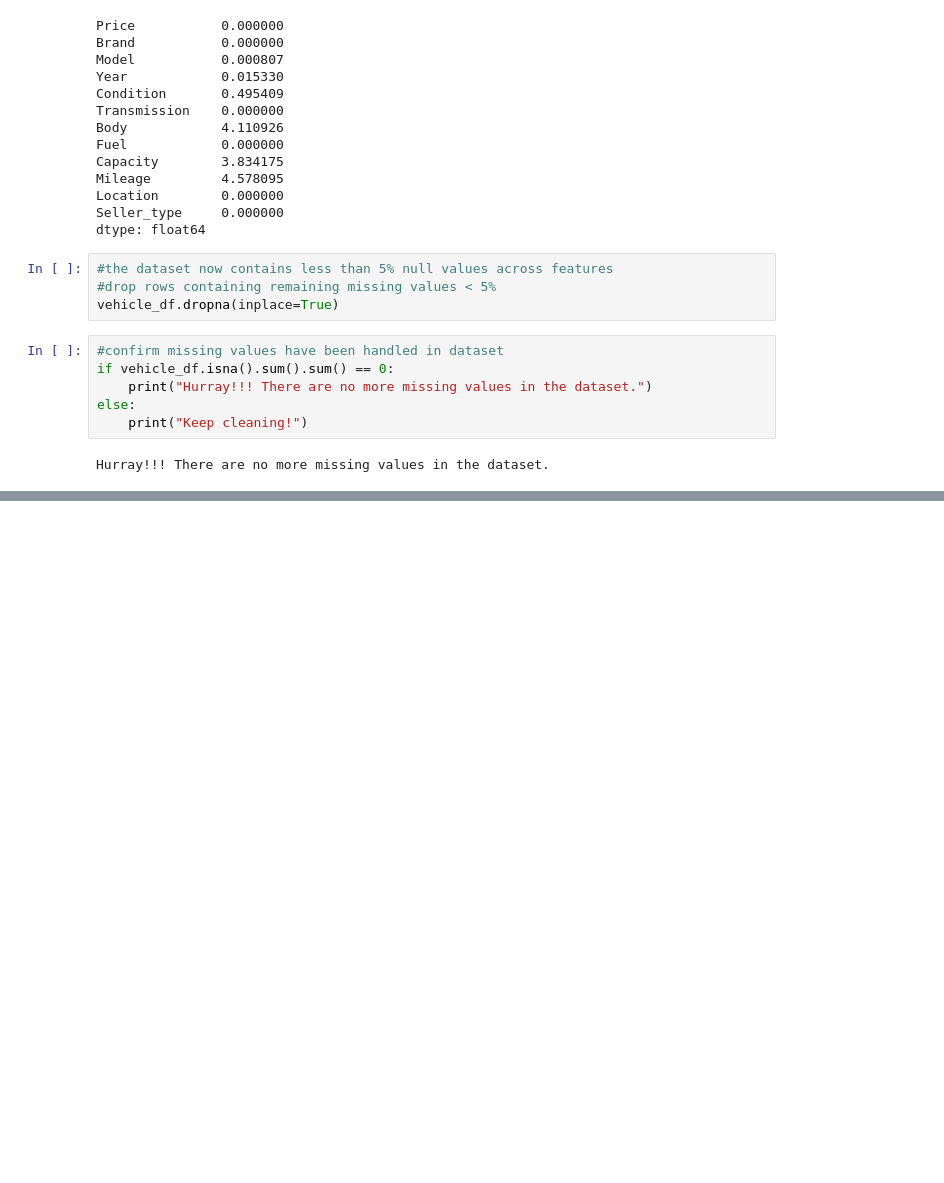
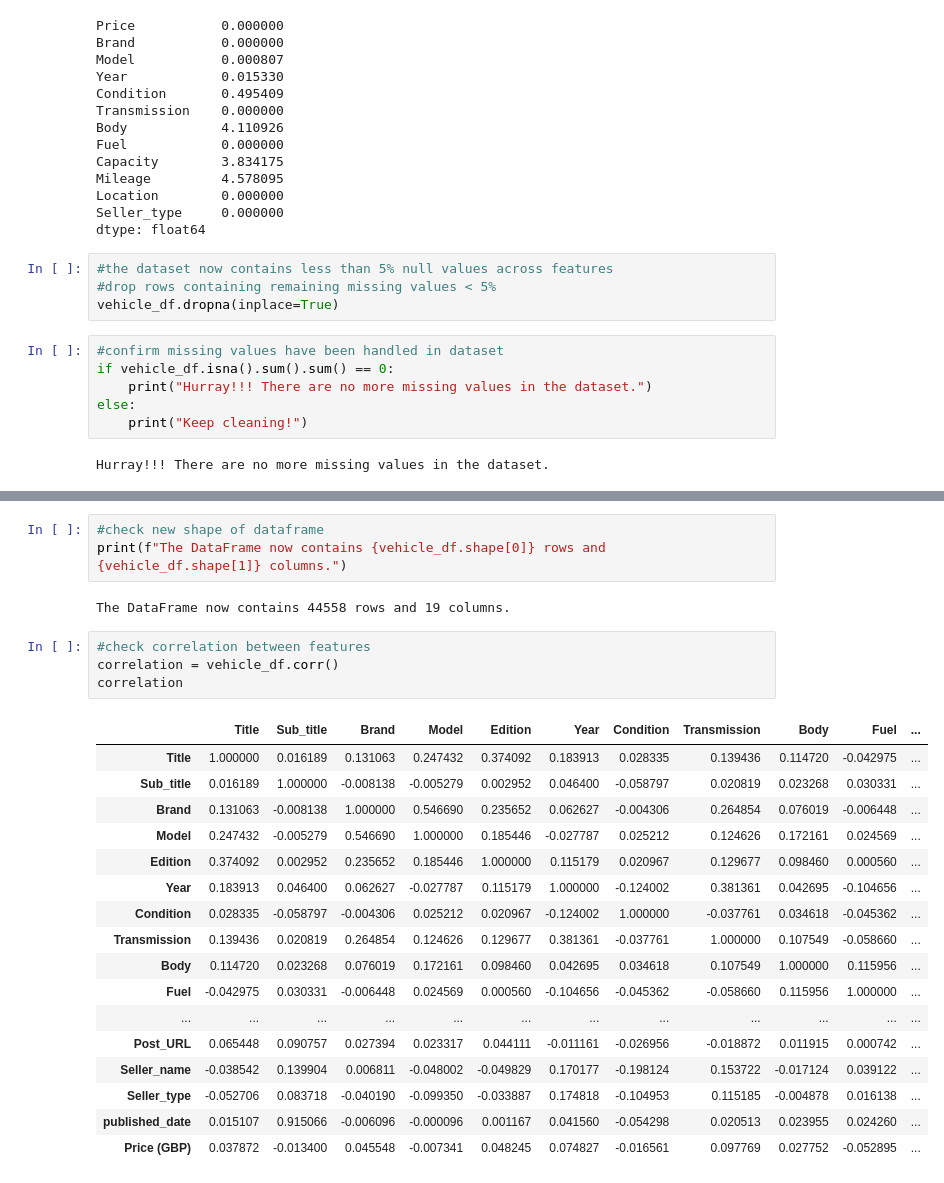
Before and after one commit to toobask/introtoAI1, a Jupyter notebook: notebook/IntroToAI_701_CourseWork_Amua_et_Tooba.ipynb, the cells around one changed output, grey strips where cells are left out. Saved outputs shown, nothing was run; the diff lists cells and outputs as text; blank space fills up the shorter version.

```diff
--- a/notebook/IntroToAI_701_CourseWork_Amua_et_Tooba.ipynb
+++ b/notebook/IntroToAI_701_CourseWork_Amua_et_Tooba.ipynb
@@ -953,0 +1036,27 @@ Hurray!!! There are no more missing values in the dataset.
+# %%
+#check new shape of dataframe
+print(f"The DataFrame now contains {vehicle_df.shape[0]} rows and {vehicle_df.shape[1]} columns.")
+# %% [output]
+The DataFrame now contains 44558 rows and 19 columns.
+# %%
+#check correlation between features
+correlation = vehicle_df.corr()
+correlation
+# %% [output]
+|  | Title | Sub_title | Brand | Model | Edition | Year | Condition | Transmission | Body | Fuel | ... |
+| Title | 1.000000 | 0.016189 | 0.131063 | 0.247432 | 0.374092 | 0.183913 | 0.028335 | 0.139436 | 0.114720 | -0.042975 | ... |
+| Sub_title | 0.016189 | 1.000000 | -0.008138 | -0.005279 | 0.002952 | 0.046400 | -0.058797 | 0.020819 | 0.023268 | 0.030331 | ... |
+| Brand | 0.131063 | -0.008138 | 1.000000 | 0.546690 | 0.235652 | 0.062627 | -0.004306 | 0.264854 | 0.076019 | -0.006448 | ... |
+| Model | 0.247432 | -0.005279 | 0.546690 | 1.000000 | 0.185446 | -0.027787 | 0.025212 | 0.124626 | 0.172161 | 0.024569 | ... |
+| Edition | 0.374092 | 0.002952 | 0.235652 | 0.185446 | 1.000000 | 0.115179 | 0.020967 | 0.129677 | 0.098460 | 0.000560 | ... |
+| Year | 0.183913 | 0.046400 | 0.062627 | -0.027787 | 0.115179 | 1.000000 | -0.124002 | 0.381361 | 0.042695 | -0.104656 | ... |
+| Condition | 0.028335 | -0.058797 | -0.004306 | 0.025212 | 0.020967 | -0.124002 | 1.000000 | -0.037761 | 0.034618 | -0.045362 | ... |
+| Transmission | 0.139436 | 0.020819 | 0.264854 | 0.124626 | 0.129677 | 0.381361 | -0.037761 | 1.000000 | 0.107549 | -0.058660 | ... |
+| Body | 0.114720 | 0.023268 | 0.076019 | 0.172161 | 0.098460 | 0.042695 | 0.034618 | 0.107549 | 1.000000 | 0.115956 | ... |
+| Fuel | -0.042975 | 0.030331 | -0.006448 | 0.024569 | 0.000560 | -0.104656 | -0.045362 | -0.058660 | 0.115956 | 1.000000 | ... |
+| ... | ... | ... | ... | ... | ... | ... | ... | ... | ... | ... | ... |
+| Post_URL | 0.065448 | 0.090757 | 0.027394 | 0.023317 | 0.044111 | -0.011161 | -0.026956 | -0.018872 | 0.011915 | 0.000742 | ... |
+| Seller_name | -0.038542 | 0.139904 | 0.006811 | -0.048002 | -0.049829 | 0.170177 | -0.198124 | 0.153722 | -0.017124 | 0.039122 | ... |
+| Seller_type | -0.052706 | 0.083718 | -0.040190 | -0.099350 | -0.033887 | 0.174818 | -0.104953 | 0.115185 | -0.004878 | 0.016138 | ... |
+| published_date | 0.015107 | 0.915066 | -0.006096 | -0.000096 | 0.001167 | 0.041560 | -0.054298 | 0.020513 | 0.023955 | 0.024260 | ... |
+| Price (GBP) | 0.037872 | -0.013400 | 0.045548 | -0.007341 | 0.048245 | 0.074827 | -0.016561 | 0.097769 | 0.027752 | -0.052895 | ... |
```
Also changed, not shown: parts of 10 cells of this notebook.
